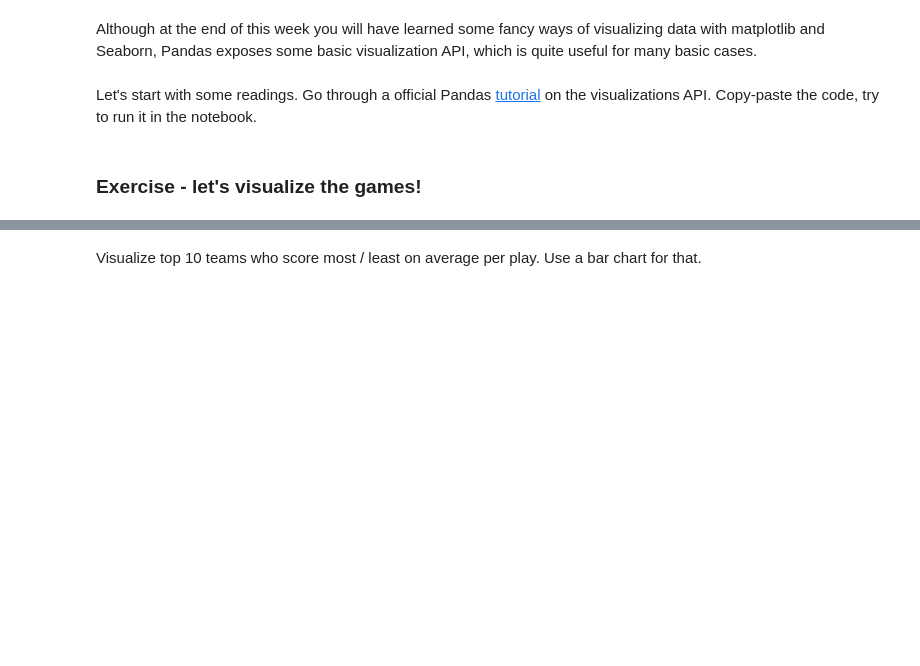
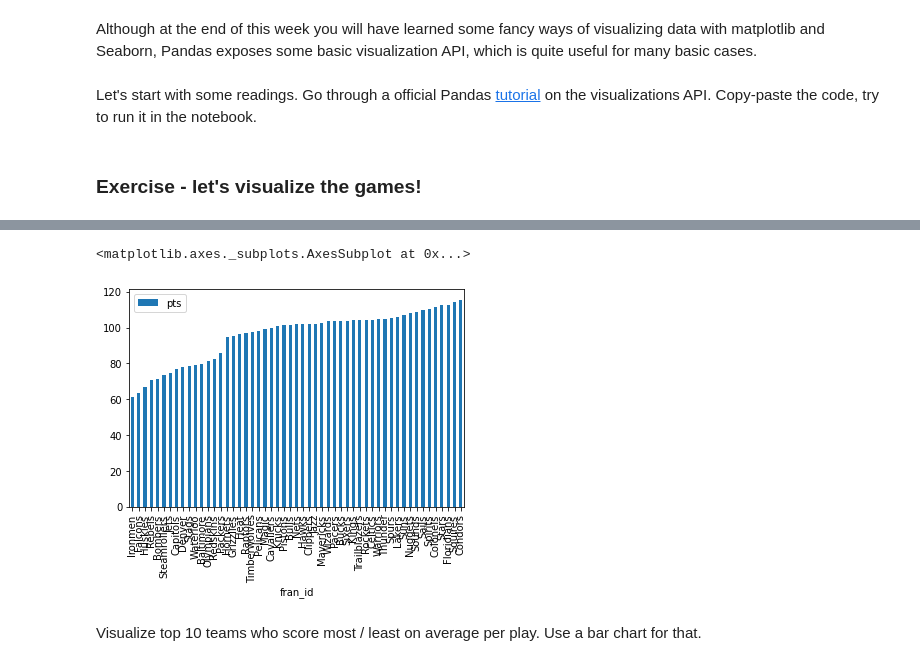
Before and after one commit to tomwrx/Data-Science-and-AI, a Jupyter notebook: Demo_subproject.ipynb, the cells around one changed output, grey strips where cells are left out. Cells and saved outputs as stored; diff of their text form; code cells hidden in the pictures; blank space fills up the shorter version.

```diff
--- a/Demo_subproject.ipynb
+++ b/Demo_subproject.ipynb
@@ -247,3 +292,9 @@ Let's start with some readings. Go through a official Pandas [tutorial](https://
+# %%
+grouped.sort_values(by = ['pts'], inplace = True)
+grouped.plot(kind = 'bar')
+# %% [output]
+<matplotlib.axes._subplots.AxesSubplot at 0x...>
+[figure, added]
 # %% [markdown]
 Visualize top 10 teams who score most / least on average per play. Use a bar chart for that.
 # %% [markdown]
```
Also changed, not shown: parts of 5 cells of this notebook.
